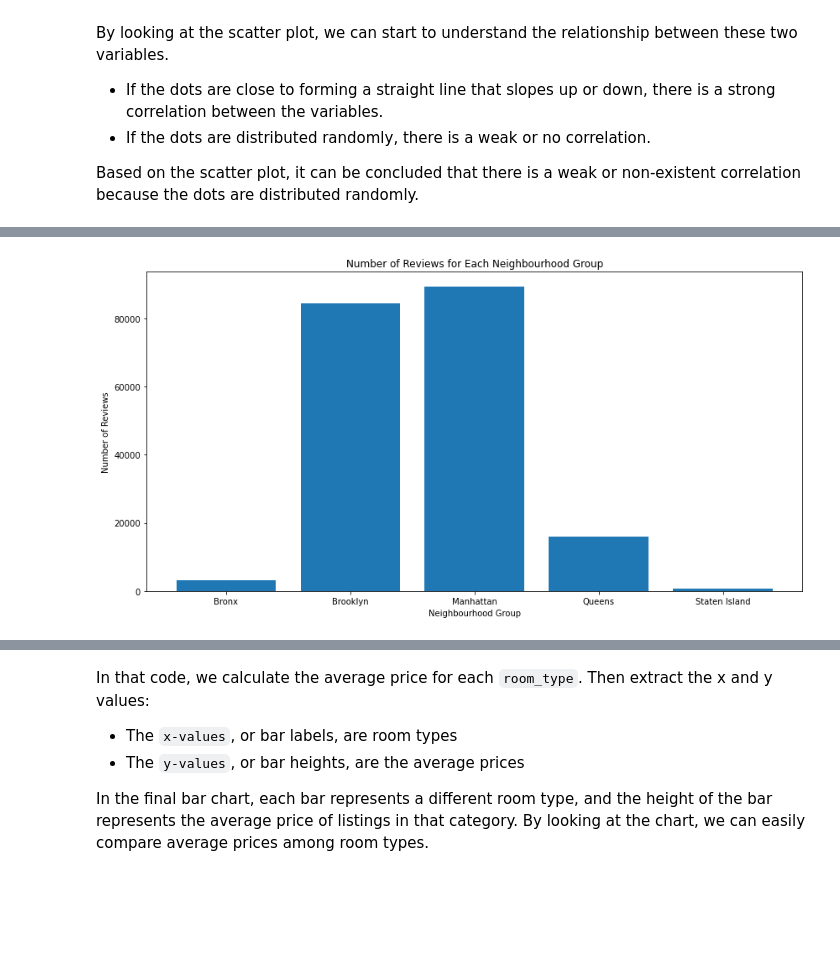
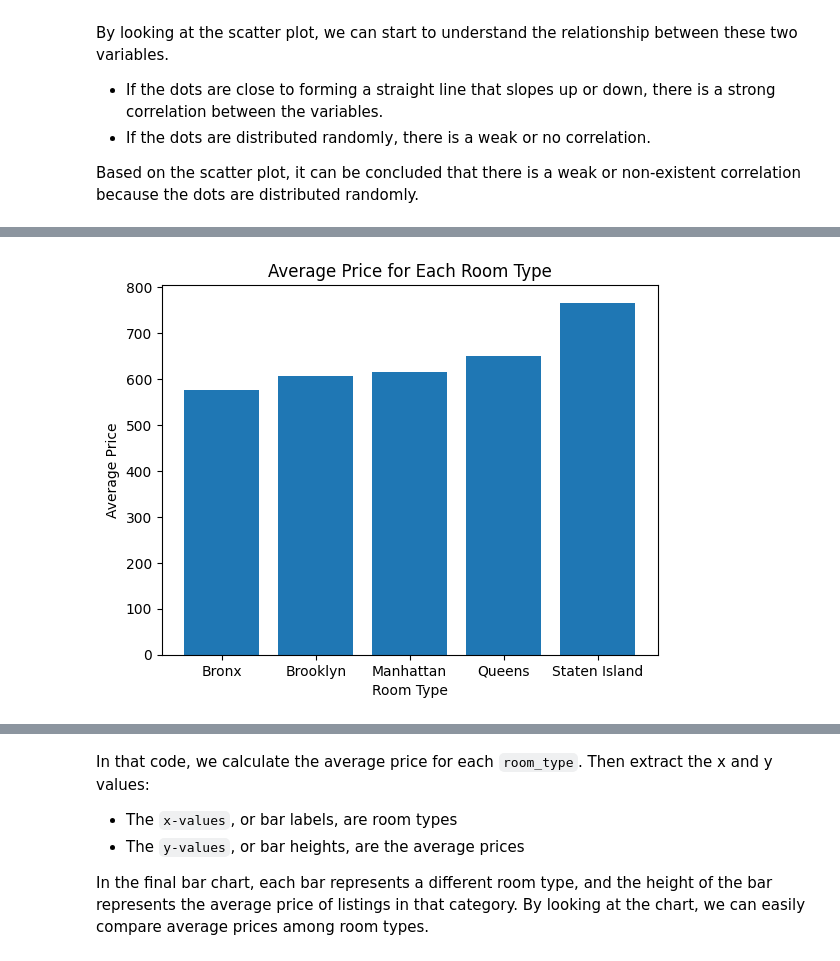
Before and after one commit to byrocuy/REA-AI_Mastery, a Jupyter notebook: week-1/session-3/00_visualization.ipynb, the cells around one changed output, grey strips where cells are left out. Cells and saved outputs as stored; diff of their text form; code cells hidden in the pictures; blank space fills up the shorter version.

```diff
--- a/week-1/session-3/00_visualization.ipynb
+++ b/week-1/session-3/00_visualization.ipynb
@@ -103,7 +130,6 @@ Let's say we want to visualize the distribution of prices in our Airbnb dataset.
 # %%
 import pandas as pd
 import matplotlib.pyplot as plt
-plt.rcParams['figure.figsize'] = (14, 7)
 
 # Plot a histogram of the 'price' column
 airbnb_df['price'].plot(kind='hist', rwidth=0.8, bins=30)
@@ -273,12 +388,12 @@ plt.show()
 # %%
-neighbourhood_group_num_reviews = airbnb_df.groupby('neighbourhood_group')['number_of_reviews'].sum()
-neighbourhood_groups = neighbourhood_group_num_reviews.index
-num_reviews = neighbourhood_group_num_reviews.values
+avg_prices_per_room_type = airbnb_df.groupby('neighbourhood_group')['price'].mean()
+room_types = avg_prices_per_room_type.index
+prices = avg_prices_per_room_type.values
 
-plt.bar(neighbourhood_groups, num_reviews)
-plt.xlabel('Neighbourhood Group')
-plt.ylabel('Number of Reviews')
-plt.title('Number of Reviews for Each Neighbourhood Group')
+plt.bar(room_types, prices)
+plt.xlabel('Room Type')
+plt.ylabel('Average Price')
+plt.title('Average Price for Each Room Type')
 plt.show()
 # %% [output]
-[figure, old version]
+[figure, new version]
```
Also changed, not shown: parts of 60 cells of this notebook.
